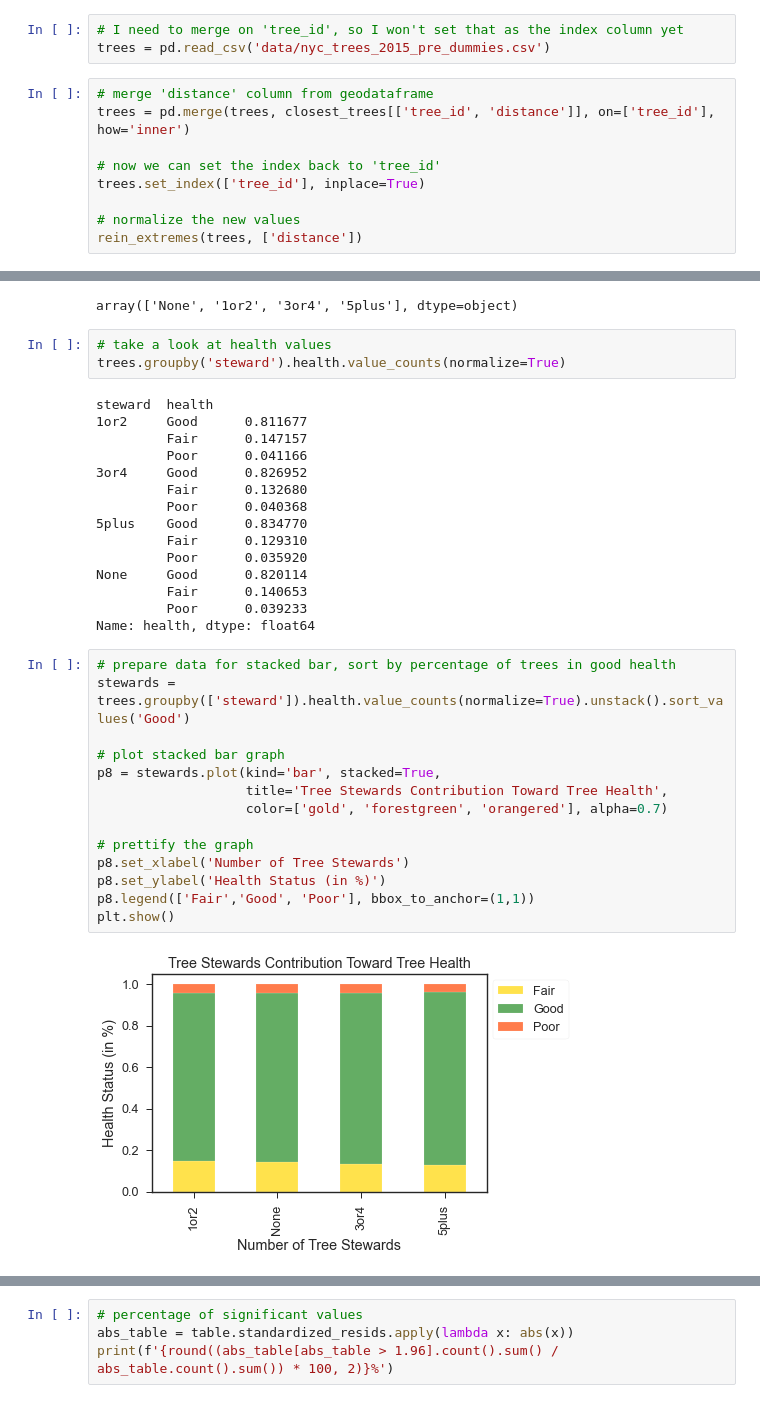
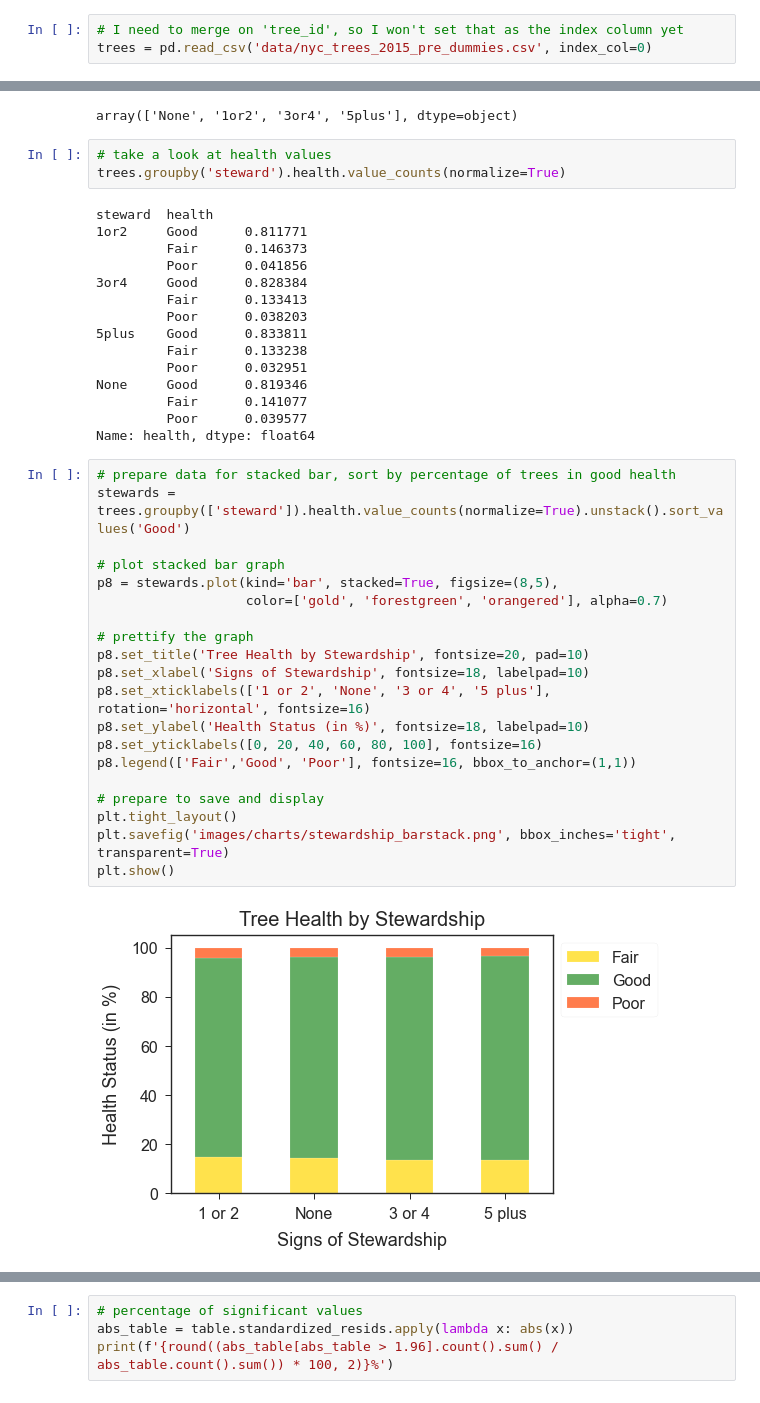
Before and after one commit to p-szymo/nyc_trees, a Jupyter notebook: eda_modeling_evaluation.ipynb, the cells around one changed output, grey strips where cells are left out. Saved outputs shown, nothing was run; the diff lists cells and outputs as text.

```diff
--- a/eda_modeling_evaluation.ipynb
+++ b/eda_modeling_evaluation.ipynb
@@ -936,15 +1098,6 @@ closest_trees.boxplot('distance', 'health', showfliers=False)
 # %%
 # I need to merge on 'tree_id', so I won't set that as the index column yet
-trees = pd.read_csv('data/nyc_trees_2015_pre_dummies.csv')
+trees = pd.read_csv('data/nyc_trees_2015_pre_dummies.csv', index_col=0)
-# %%
-# merge 'distance' column from geodataframe
-trees = pd.merge(trees, closest_trees[['tree_id', 'distance']], on=['tree_id'], how='inner')
-
-# now we can set the index back to 'tree_id'
-trees.set_index(['tree_id'], inplace=True)
-
-# normalize the new values
-rein_extremes(trees, ['distance'])
 # %%
 trees.columns
 # %% [output]
@@ -1107,33 +1260,39 @@ array(['None', '1or2', '3or4', '5plus'], dtype=object)
 trees.groupby('steward').health.value_counts(normalize=True)
 # %% [output]
 steward  health
-1or2     Good      0.811677
-         Fair      0.147157
-         Poor      0.041166
-3or4     Good      0.826952
-         Fair      0.132680
-         Poor      0.040368
-5plus    Good      0.834770
-         Fair      0.129310
-         Poor      0.035920
-None     Good      0.820114
-         Fair      0.140653
-         Poor      0.039233
+1or2     Good      0.811771
+         Fair      0.146373
+         Poor      0.041856
+3or4     Good      0.828384
+         Fair      0.133413
+         Poor      0.038203
+5plus    Good      0.833811
+         Fair      0.133238
+         Poor      0.032951
+None     Good      0.819346
+         Fair      0.141077
+         Poor      0.039577
 Name: health, dtype: float64
 # %%
 # prepare data for stacked bar, sort by percentage of trees in good health
 stewards = trees.groupby(['steward']).health.value_counts(normalize=True).unstack().sort_values('Good')
 
 # plot stacked bar graph
-p8 = stewards.plot(kind='bar', stacked=True,
-                   title='Tree Stewards Contribution Toward Tree Health',
+p8 = stewards.plot(kind='bar', stacked=True, figsize=(8,5),
                    color=['gold', 'forestgreen', 'orangered'], alpha=0.7)
 
 # prettify the graph
-p8.set_xlabel('Number of Tree Stewards')
-p8.set_ylabel('Health Status (in %)')
-p8.legend(['Fair','Good', 'Poor'], bbox_to_anchor=(1,1))
+p8.set_title('Tree Health by Stewardship', fontsize=20, pad=10)
+p8.set_xlabel('Signs of Stewardship', fontsize=18, labelpad=10)
+p8.set_xticklabels(['1 or 2', 'None', '3 or 4', '5 plus'], rotation='horizontal', fontsize=16)
+p8.set_ylabel('Health Status (in %)', fontsize=18, labelpad=10)
+p8.set_yticklabels([0, 20, 40, 60, 80, 100], fontsize=16)
+p8.legend(['Fair','Good', 'Poor'], fontsize=16, bbox_to_anchor=(1,1))
+
+# prepare to save and display
+plt.tight_layout()
+plt.savefig('images/charts/stewardship_barstack.png', bbox_inches='tight', transparent=True)
 plt.show()
 # %% [output]
-[figure, old version]
+[figure, new version]
 # %% [markdown]
```
Also changed, not shown: parts of 198 cells of this notebook, 5 other files.
